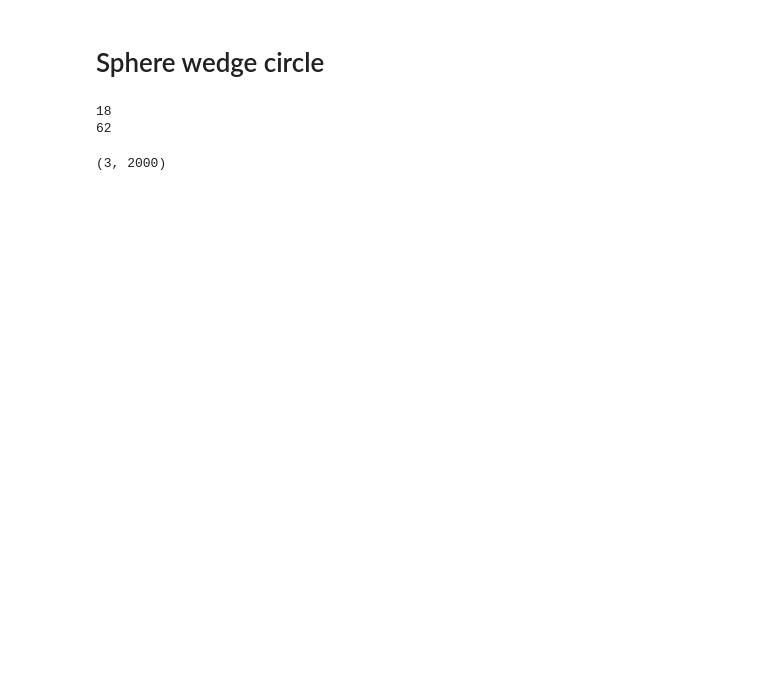
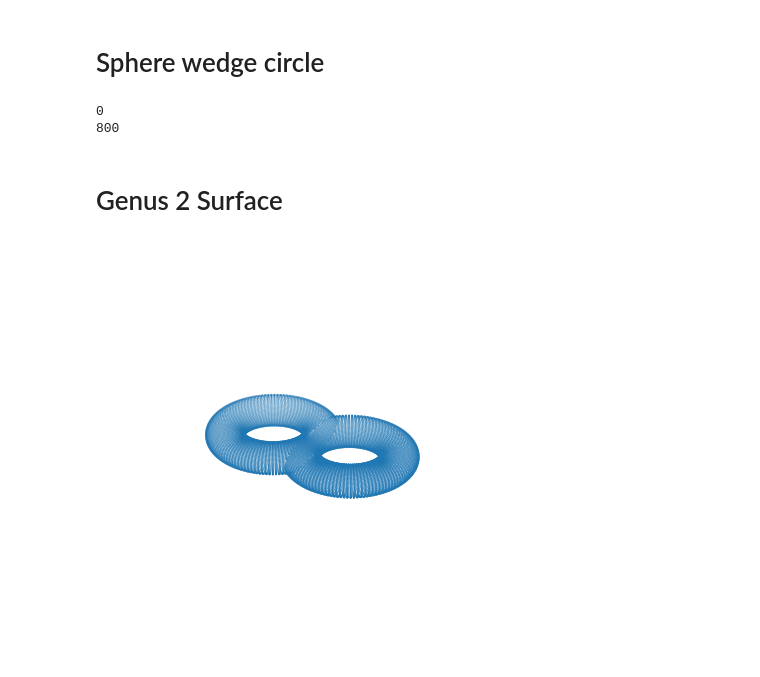
Before and after one commit to Tanishqbh/DREiMac, a Jupyter notebook: docs/notebooks/partition_landmarks.ipynb, the cells around one changed output. Saved outputs shown, nothing was run; the diff lists cells and outputs as text; code cells hidden in the pictures; blank space fills up the shorter version.

```diff
--- a/docs/notebooks/partition_landmarks.ipynb
+++ b/docs/notebooks/partition_landmarks.ipynb
@@ -139,12 +139,12 @@ tc_theta = tc.get_coordinates(cocycle_idxs=[0])
 px.scatter_3d(x=X[tc._idx_land,0], y=X[tc._idx_land,1], z=X[tc._idx_land,2])
 # %%
 import plotly.express as px
-good_idx, bad_idx = find_partition_for_cocycle(tc, cocycle_idx= 0, std_thresh=0.001)
+good_idx, bad_idx = find_partition_for_cocycle(tc, cocycle_idx= 0, r_cover=np.inf, std_thresh=0.1)
 print(len(good_idx))
 print(len(bad_idx))
 # %% [output]
-18
-62
+0
+800
 # %%
 
 fig = go.Figure(data=[go.Scatter3d(
@@ -159,7 +159,17 @@ fig = go.Figure(data=[go.Scatter3d(
 
 fig.update_layout( width=900, height=450)
 fig.show()
-# %%
-data.shape
-# %% [output]
-(3, 2000)
+# %% [markdown]
+# Genus 2 Surface
+# %%
+import matplotlib.pyplot as plt
+from dreimac import CircularCoords, ToroidalCoords, GeometryExamples, PlotUtils, CircleMapUtils
+from persim import plot_diagrams
+X = GeometryExamples.genus_two_surface()
+
+fig = plt.figure(figsize=(4,4))
+ax = fig.add_subplot(projection="3d")
+ax.scatter(X[:,0], X[:,1], X[:,2], s=0.1)
+PlotUtils.set_axes_equal(ax) ; plt.axis("off") ; fig.subplots_adjust(top=1, bottom=0, left=0, right=1)
+# %% [output]
+[figure, added]
```
Also changed, not shown: parts of 17 cells of this notebook, 1 other file.
